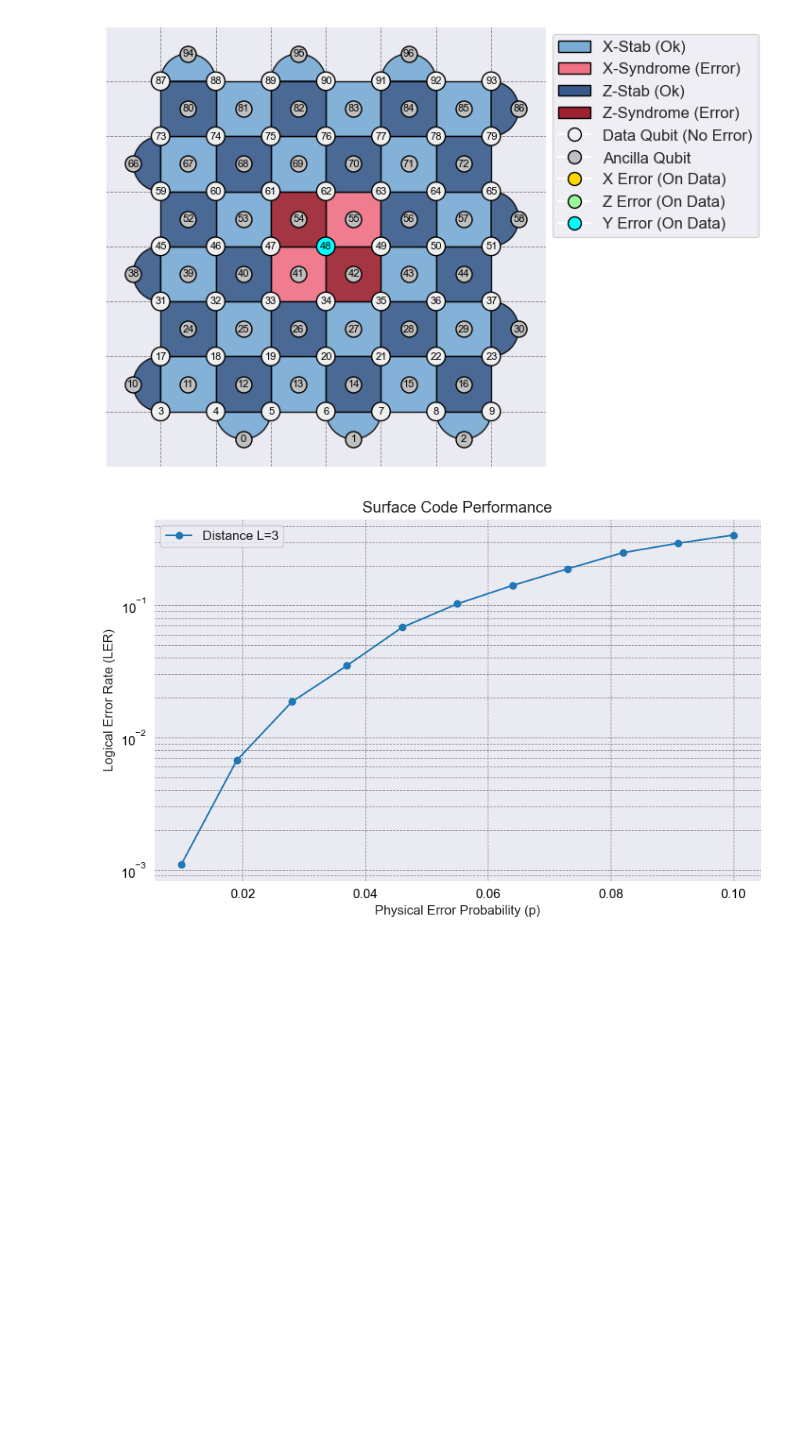
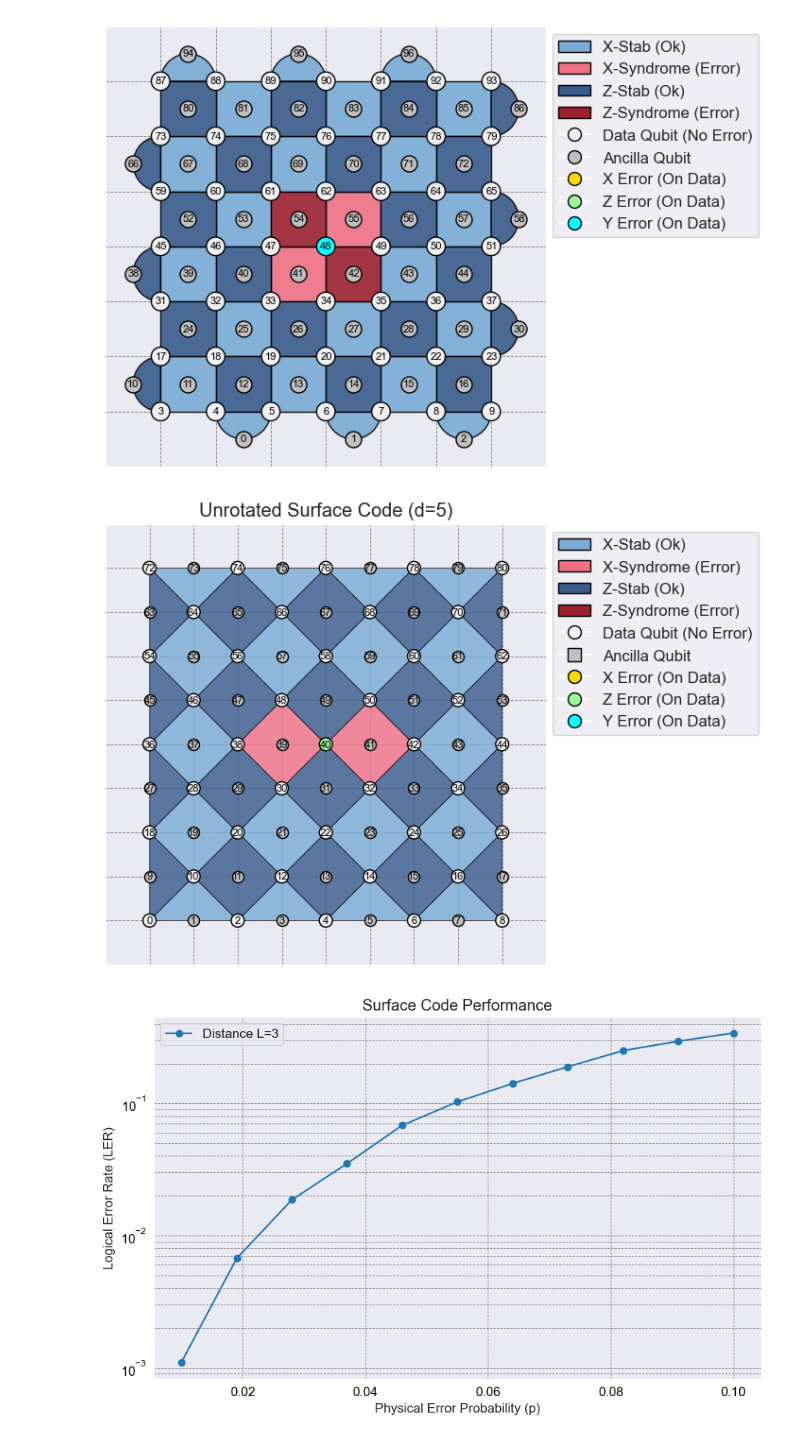
Before and after one commit to BjarneS2/Simulation_on_QEC_with_reconfigurable_atom_arrays, a Jupyter notebook: test.ipynb, the cells around one changed output. Cells and saved outputs as stored; diff of their text form; code cells hidden in the pictures; blank space fills up the shorter version.

Commit message:
added the unrotated surface code

```diff
--- a/test.ipynb
+++ b/test.ipynb
@@ -80,6 +80,13 @@ sc.visualize_results(z_err=[], x_err=[48, 49, 62, 63], show_ancillas=True, show_
 sc.visualize_results(z_err=[48], x_err=[48], show_ancillas=True, show_index=True)
 # %% [output]
 [figure]
+# %%
+from unrotated_surface_code import UnrotatedSurfaceCode as USC
+
+usc = USC(distance=5)
+usc.visualize(show_ancillas=True, show_index=True, x_err=[], z_err=[40])
+# %% [output]
+[figure, added]
 # %%
 import numpy as np
 import matplotlib as mpl
```
Also changed, not shown: 2 other files.
